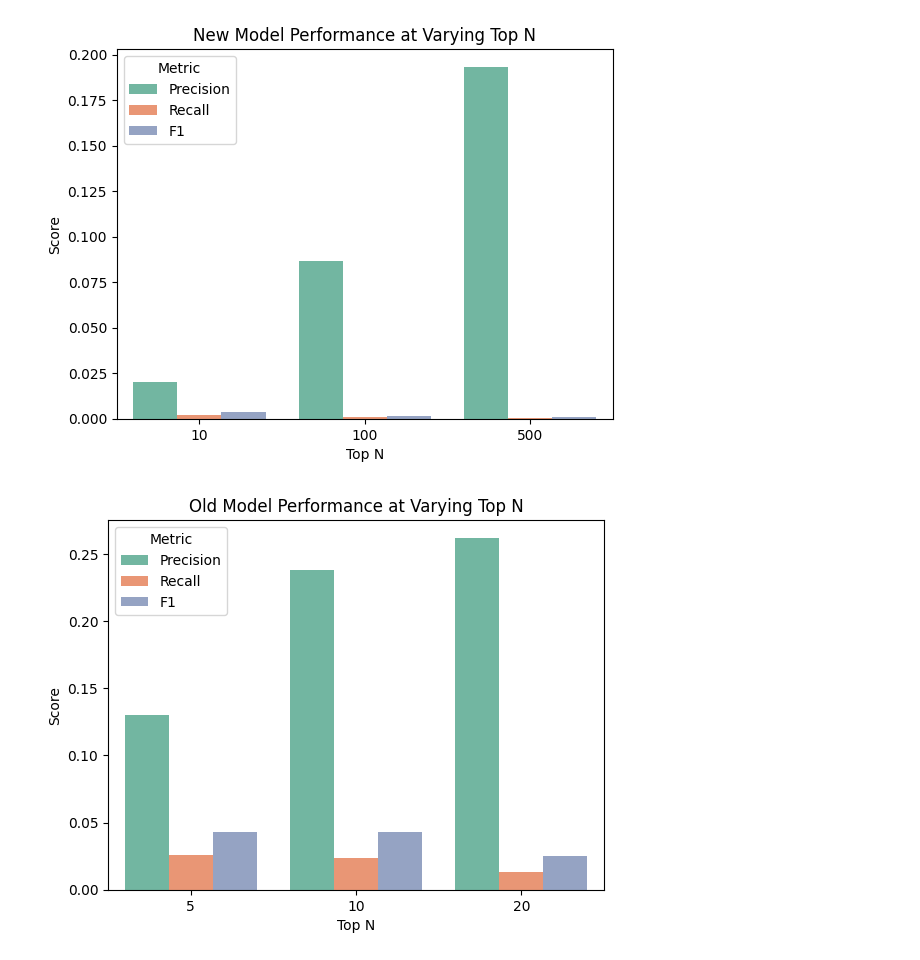
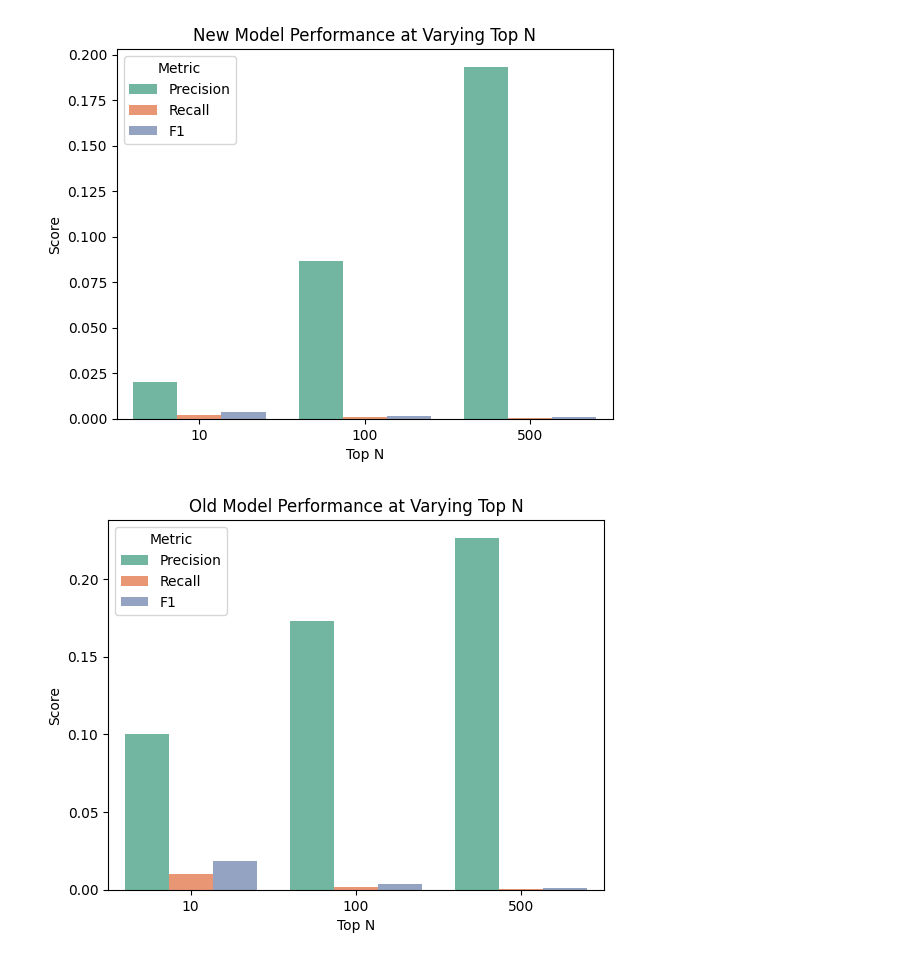
Before and after one commit to sofiecook/4200final, a Jupyter notebook: final.ipynb, the cells around one changed output. Cells and saved outputs as stored; diff of their text form; code cells hidden in the pictures.

```diff
--- a/final.ipynb
+++ b/final.ipynb
@@ -321,5 +294,5 @@ results
 # %%
-annotated_queries = pd.read_csv("annotated_queries.csv")
+annotated_queries = pd.read_csv("/50 Annotated Queries/annotated_queries_fixed.csv")
 annotated_queries.info()
 # %% [output]
 <class 'pandas.core.frame.DataFrame'>
@@ -354,7 +313,7 @@ annotated_queries_new['Relevance'] = annotated_queries_new['Relevance'].map(rele
 # %%
 from sklearn.metrics import precision_recall_fscore_support
 
-def evaluate_model_new(annotated_queries, top_n=10):
+def evaluate_model(annotated_queries, top_n=10):
     precision_list = []
     recall_list = []
     f1_list = []
@@ -389,8 +348,7 @@ def evaluate_model_new(annotated_queries, top_n=10):
 
     return avg_precision, avg_recall, avg_f1
 # %%
-# Scores for new model
-precision, recall, f1 = evaluate_model_new(annotated_queries)
+precision, recall, f1 = evaluate_model(annotated_queries)
 print(f"Precision: {precision:.4f}")
 print(f"Recall: {recall:.4f}")
 print(f"F1 Score: {f1:.4f}")
@@ -496,7 +447,7 @@ top_n_values = [10, 100, 500]
 scores = {'Top N': [], 'Precision': [], 'Recall': [], 'F1': []}
 
 for top_n in top_n_values:
-    precision, recall, f1 = evaluate_model_new(annotated_queries, top_n=top_n)
+    precision, recall, f1 = evaluate_model(annotated_queries, top_n=top_n)
     scores['Top N'].append(top_n)
     scores['Precision'].append(precision)
     scores['Recall'].append(recall)
@@ -512,22 +463,22 @@ plt.show()
 # %% [output]
 [figure]
 # %%
-top_n_values_old = [5, 10, 20]
+top_n_values_old = [10, 100, 500]
 scores_old = {'Top N': [], 'Precision': [], 'Recall': [], 'F1': []}
 
 for top_n in top_n_values_old:
-    precision_old, recall_old, f1_old = evaluate_model_old(annotated_queries_new, top_n=top_n)
+    precision_old, recall_old, f1_old = evaluate_model_old(annotated_queries, top_n=top_n)
     scores_old['Top N'].append(top_n)
     scores_old['Precision'].append(precision_old)
     scores_old['Recall'].append(recall_old)
     scores_old['F1'].append(f1_old)
 
 scores_df_old = pd.DataFrame(scores_old)
 
 sns.barplot(data=scores_df_old.melt(id_vars=['Top N'], var_name='Metric'), x='Top N', y='value', hue='Metric', palette='Set2')
 plt.title("Old Model Performance at Varying Top N")
 plt.xlabel("Top N")
 plt.ylabel("Score")
 plt.show()
 # %% [output]
-[figure, old version]
+[figure, new version]
```
Also changed, not shown: parts of 21 cells of this notebook, 4 other files.
